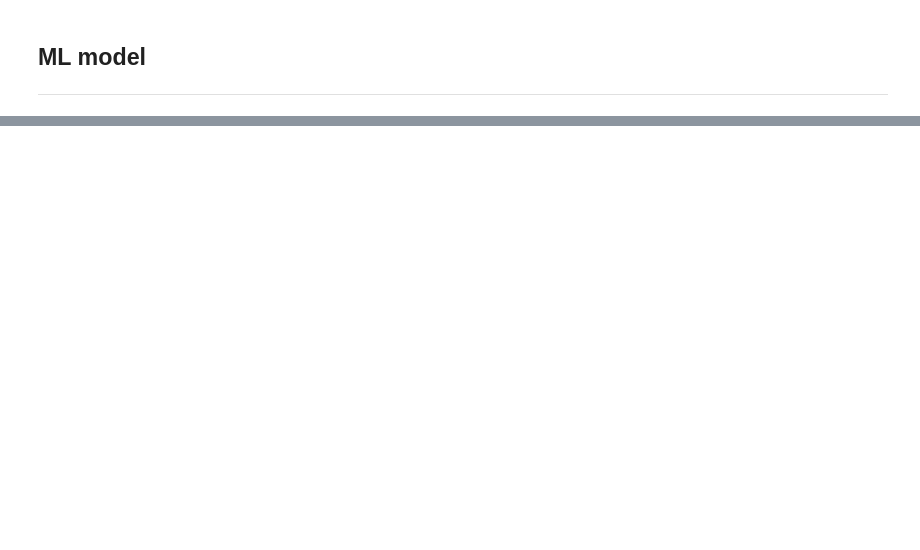
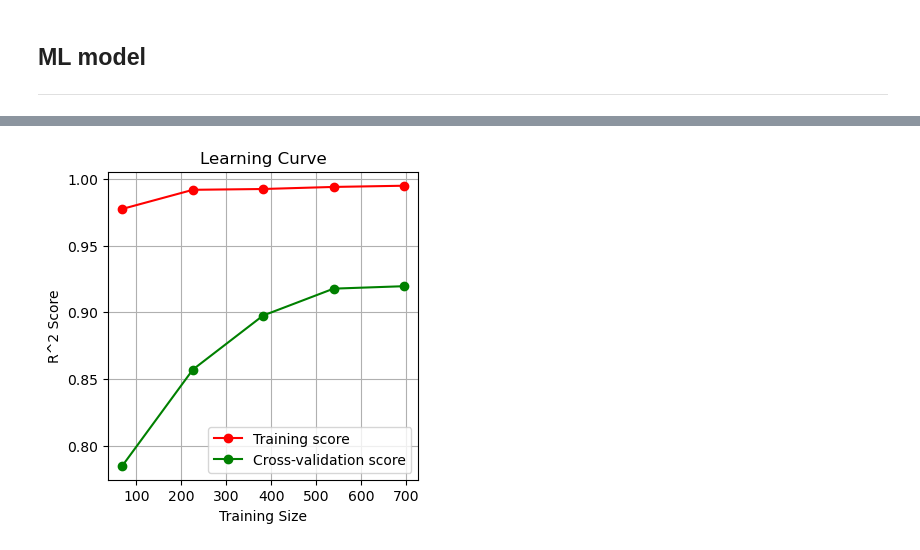
Before and after one commit to dougaltoms/Rewilder, a Jupyter notebook: dev.ipynb, the cells around one changed output, grey strips where cells are left out. Cells and saved outputs as stored; diff of their text form; code cells hidden in the pictures; blank space fills up the shorter version.

```diff
--- a/dev.ipynb
+++ b/dev.ipynb
@@ -418,0 +487,19 @@ from sklearn.preprocessing import OneHotEncoder
+# %%
+from sklearn.model_selection import learning_curve
+
+# Learning curve
+train_sizes, train_scores, test_scores = learning_curve(
+    model, X, y, cv=5, scoring='r2', n_jobs=-1)
+
+# Plot
+plt.figure(figsize=(4, 4))
+plt.plot(train_sizes, train_scores.mean(axis=1), 'o-', color='r', label='Training score')
+plt.plot(train_sizes, test_scores.mean(axis=1), 'o-', color='g', label='Cross-validation score')
+plt.title('Learning Curve')
+plt.xlabel('Training Size')
+plt.ylabel('R^2 Score')
+plt.legend(loc='best')
+plt.grid()
+plt.show()
+# %% [output]
+[figure, added]
```
Also changed, not shown: parts of 20 cells of this notebook.
